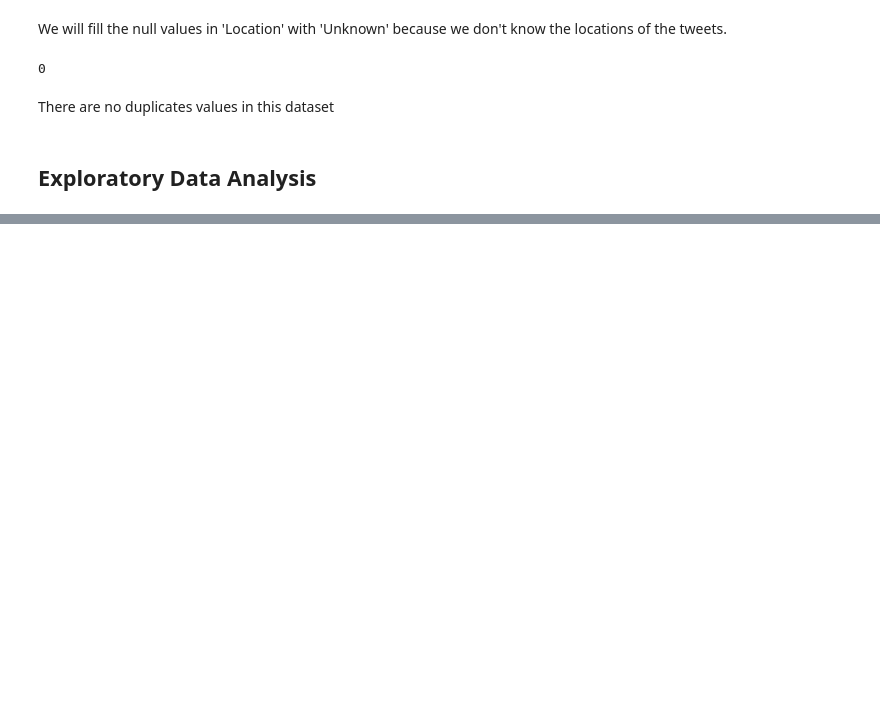
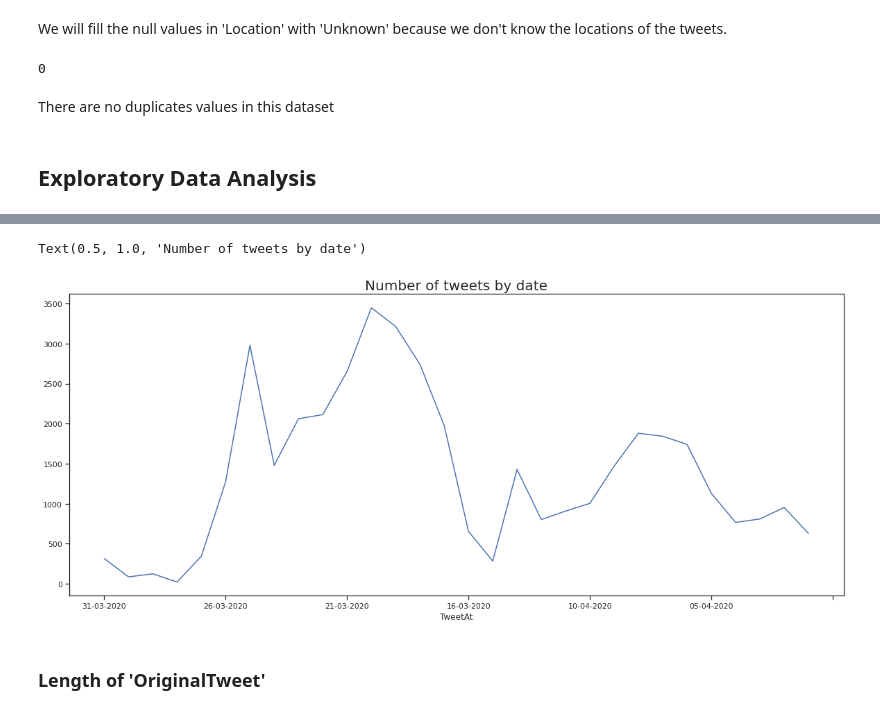
Before and after one commit to Azhar-ali7/Classification-Project-Coronavirus-Tweet-Sentiment, a Jupyter notebook: Classification_project_Covid_19_Tweets_Sentiments_.ipynb, the cells around one changed output, grey strips where cells are left out. Saved outputs shown, nothing was run; the diff lists cells and outputs as text; code cells hidden in the pictures; blank space fills up the shorter version.

```diff
--- a/Classification_project_Covid_19_Tweets_Sentiments_.ipynb
+++ b/Classification_project_Covid_19_Tweets_Sentiments_.ipynb
@@ -269,0 +267,14 @@ plt.xticks(rotation = 90)
+# %%
+# Line plot of number of tweet by date
+plt.figure(figsize=(20,8))
+
+# Using groupby function
+grp_tweetAt=tweet_df.groupby('TweetAt').count().sort_values(by='TweetAt',ascending = False)['OriginalTweet'].plot()
+
+# setting title and fontsize
+plt.title('Number of tweets by date', fontsize = 20)
+# %% [output]
+Text(0.5, 1.0, 'Number of tweets by date')
+[figure, added]
+# %% [markdown]
+### Length of 'OriginalTweet'
```
Also changed, not shown: parts of 110 cells of this notebook.
